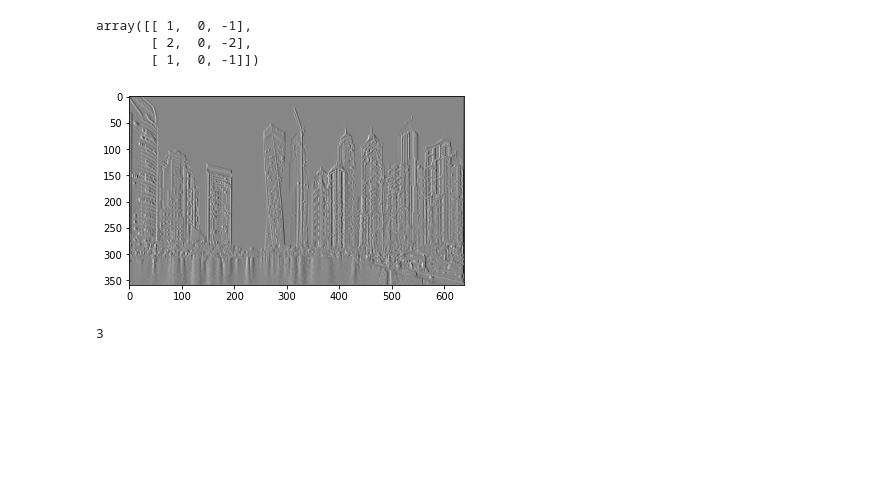
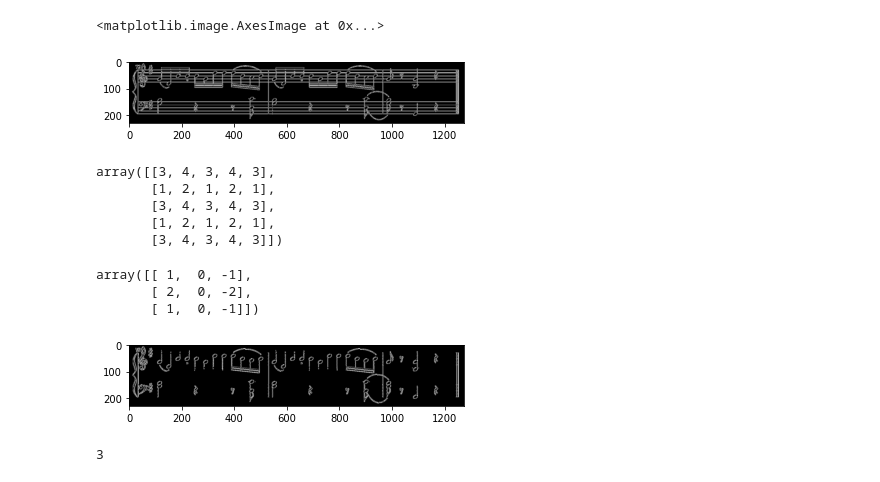
Before and after one commit to 14coruma/Vision_Course_Projects, a Jupyter notebook: convolutions.ipynb, the cells around one changed output. Saved outputs shown, nothing was run; the diff lists cells and outputs as text; code cells hidden in the pictures; blank space fills up the shorter version.

Commit message:
added padding options to convolve

```diff
--- a/convolutions.ipynb
+++ b/convolutions.ipynb
@@ -14,2 +56,17 @@ def processImage(image):
+# %%
+image2 = processImage('./templates/template2.png')
+image2 = processImage('./images/music1.png')
+# numpy_array = np.array([[1,2],[3,4],[5,6]])
+# a = np.pad(numpy_array, ((1,1),(1,1)), 'constant')
+a
+# convolve_padding(image2,kernel)
+image2 = convolve(image2,kernel)
+# numpy_array = convolve_padding(numpy_array,kernel)
+# numpy_array
+plt.imshow(image2)
+# np.pad(numpy_array,((1,1),(1,1)), 'edge')
+# %% [output]
+<matplotlib.image.AxesImage at 0x...>
+[figure, added]
 # %%
 # def convolve(image,kernel,padding =0):
@@ -82,32 +139,46 @@ def convolve_separable(im, kx, ky):
     output = convolve(im,kx)
     output = convolve(output,ky)
     return output
+# %%
+numpy_array = np.array([[1,2],[3,4]]) # 2D array
+# array([[1, 2], # Before padding
+#        [3, 4]])
+np.pad(numpy_array, ((1,2),(2,1)), 'reflect')
+# %% [output]
+array([[3, 4, 3, 4, 3],
+       [1, 2, 1, 2, 1],
+       [3, 4, 3, 4, 3],
+       [1, 2, 1, 2, 1],
+       [3, 4, 3, 4, 3]])
 # %%
 # image = processImage('sc.png')
 image = processImage('Image.jpeg')
+image = processImage('./images/music1.png')
 # Edge Detection Kernel
 kernel = np.array([
     [-1, -1, -1],
  [-1, 8, -1],
  [-1, -1, -1]])
 # output =convolve(image, kernel)
 # plt.imshow(output)
 k1 = np.transpose(np.array([
     [1,2,1]
 ]))
 k2 = np.array([
     [1,0,-1]
 ])
 output = convolve_separable(image,k1,k2)
+# output = convolve(image,kernel)
 plt.gray()
 plt.imshow(output)
-
+from PIL import Image
+Image.fromarray(output).show()
 (k1) * k2
 # %% [output]
 array([[ 1,  0, -1],
        [ 2,  0, -2],
        [ 1,  0, -1]])
-[figure, old version]
+[figure, new version]
 # %%
 a = np.array([
        [-1,  8],
```
Also changed, not shown: parts of 2 cells of this notebook, 3 other files.
